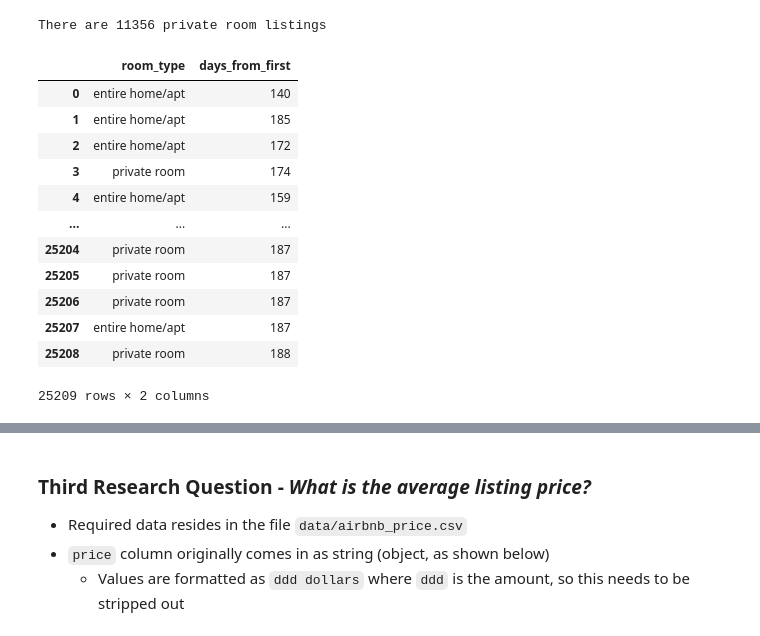
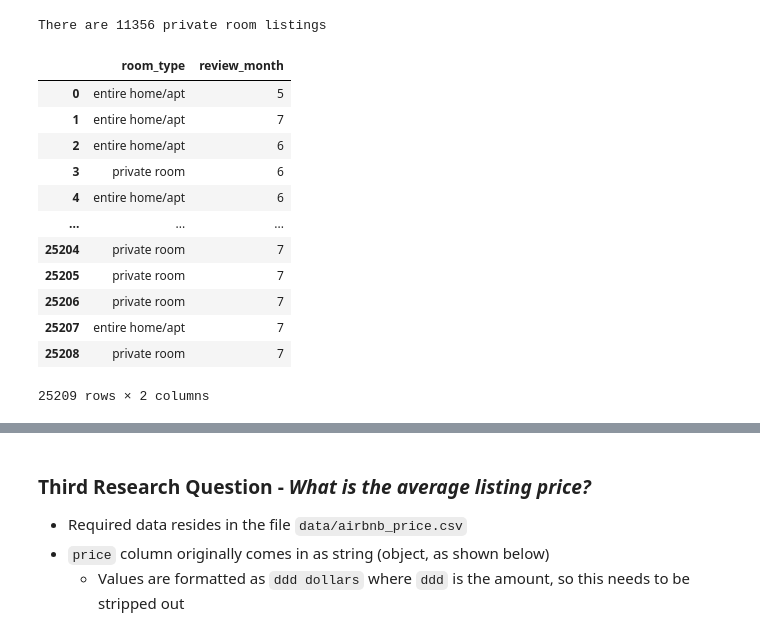
Before and after one commit to MichaelSzczepaniak/DSPortfolio, a Jupyter notebook: Airbnb_Market_Trends/ExploringAirbnbNYMarket.ipynb, the cells around one changed output, grey strips where cells are left out. Saved outputs shown, nothing was run; the diff lists cells and outputs as text; code cells hidden in the pictures.

```diff
--- a/Airbnb_Market_Trends/ExploringAirbnbNYMarket.ipynb
+++ b/Airbnb_Market_Trends/ExploringAirbnbNYMarket.ipynb
@@ -108,6 +108,7 @@ print(f"earliest_review: {earliest_review}, most recent review: {most_recent_rev
 earliest_review: 2019-01-01 00:00:00, most recent review: 2019-07-09 00:00:00
 # %%
 df_reviews['days_from_first'] = (df_reviews['last_review'] - earliest_review).dt.days.astype('int')
+df_reviews['review_month'] = df_reviews['last_review'].dt.month.astype('int')
 days_bins = [0, 25, 50, 75, 100, 125, 150, 175]  # init hist used these are major tick labels
 df_review_labels = df_reviews.loc[df_reviews['days_from_first'].isin(days_bins), :]
 df_review_labels.drop_duplicates(subset=['last_review', 'days_from_first']).sort_values('days_from_first')
@@ -207,20 +208,20 @@ print(f"There are {private_room_count} private room listings")
 There are 11356 private room listings
 # %%
 df_rooms_revs = df_room_types.merge(df_reviews, on='listing_id')
-df_rooms_revs = df_rooms_revs.loc[:, ['room_type', 'days_from_first']]
+df_rooms_revs = df_rooms_revs.loc[:, ['room_type', 'review_month']]
 df_rooms_revs
 # %% [output]
-|  | room_type | days_from_first |
-| 0 | entire home/apt | 140 |
-| 1 | entire home/apt | 185 |
-| 2 | entire home/apt | 172 |
-| 3 | private room | 174 |
-| 4 | entire home/apt | 159 |
+|  | room_type | review_month |
+| 0 | entire home/apt | 5 |
+| 1 | entire home/apt | 7 |
+| 2 | entire home/apt | 6 |
+| 3 | private room | 6 |
+| 4 | entire home/apt | 6 |
 | ... | ... | ... |
-| 25204 | private room | 187 |
-| 25205 | private room | 187 |
-| 25206 | private room | 187 |
-| 25207 | entire home/apt | 187 |
-| 25208 | private room | 188 |
+| 25204 | private room | 7 |
+| 25205 | private room | 7 |
+| 25206 | private room | 7 |
+| 25207 | entire home/apt | 7 |
+| 25208 | private room | 7 |
 25209 rows × 2 columns
 # %%
```
Also changed, not shown: parts of 3 cells of this notebook.
